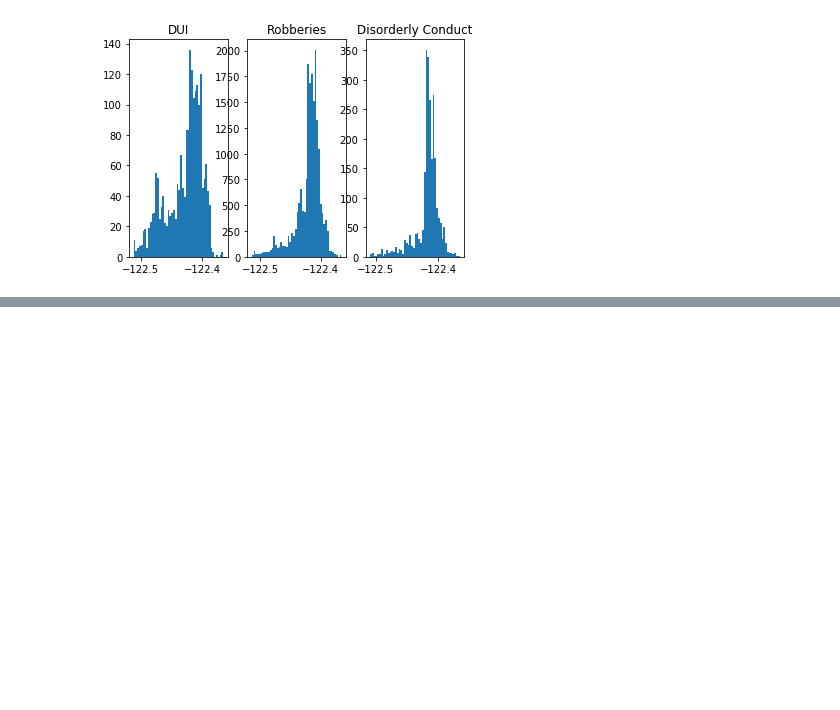
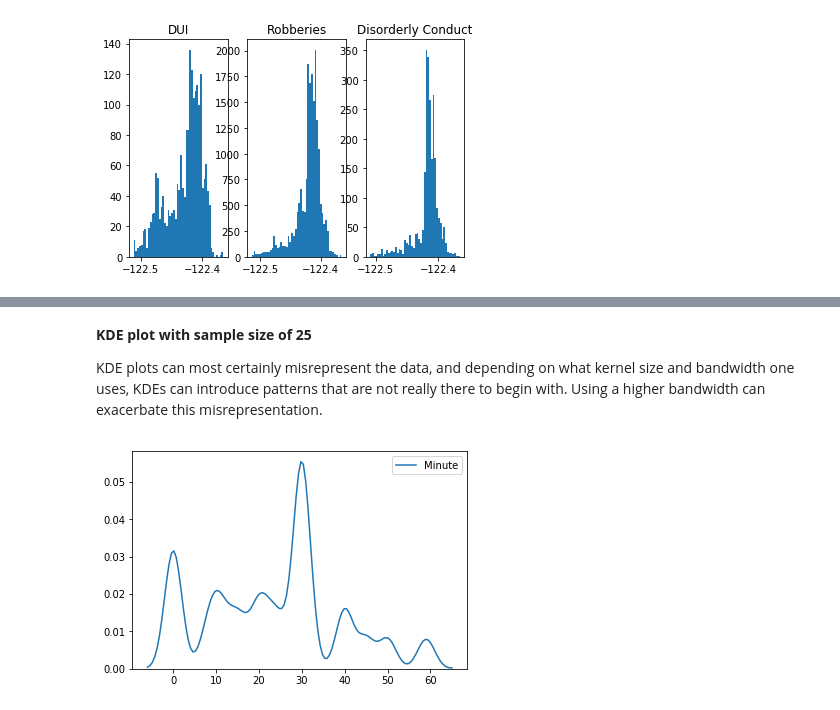
Before and after one commit to magei00/SocialData02806_2020, a Jupyter notebook: Part3.ipynb, the cells around one changed output, grey strips where cells are left out. Drawn from its saved outputs; the diff is of its cells as text; code cells hidden in the pictures; blank space fills up the shorter version.

```diff
--- a/Part3.ipynb
+++ b/Part3.ipynb
@@ -197,0 +69,9 @@ fig
+# %% [markdown]
+**KDE plot with sample size of 25**
+
+KDE plots can most certainly misrepresent the data, and depending on what kernel size and bandwidth one uses, KDEs can introduce patterns that are not really there to begin with. Using a higher bandwidth can exacerbate this misrepresentation.
+# %%
+smaller_dataset = hourly_reports.sample(n=25)
+ax = sns.kdeplot(data=smaller_dataset['Minute'],bw=2)
+# %% [output]
+[figure, added]
```
Also changed, not shown: parts of 35 cells of this notebook.
